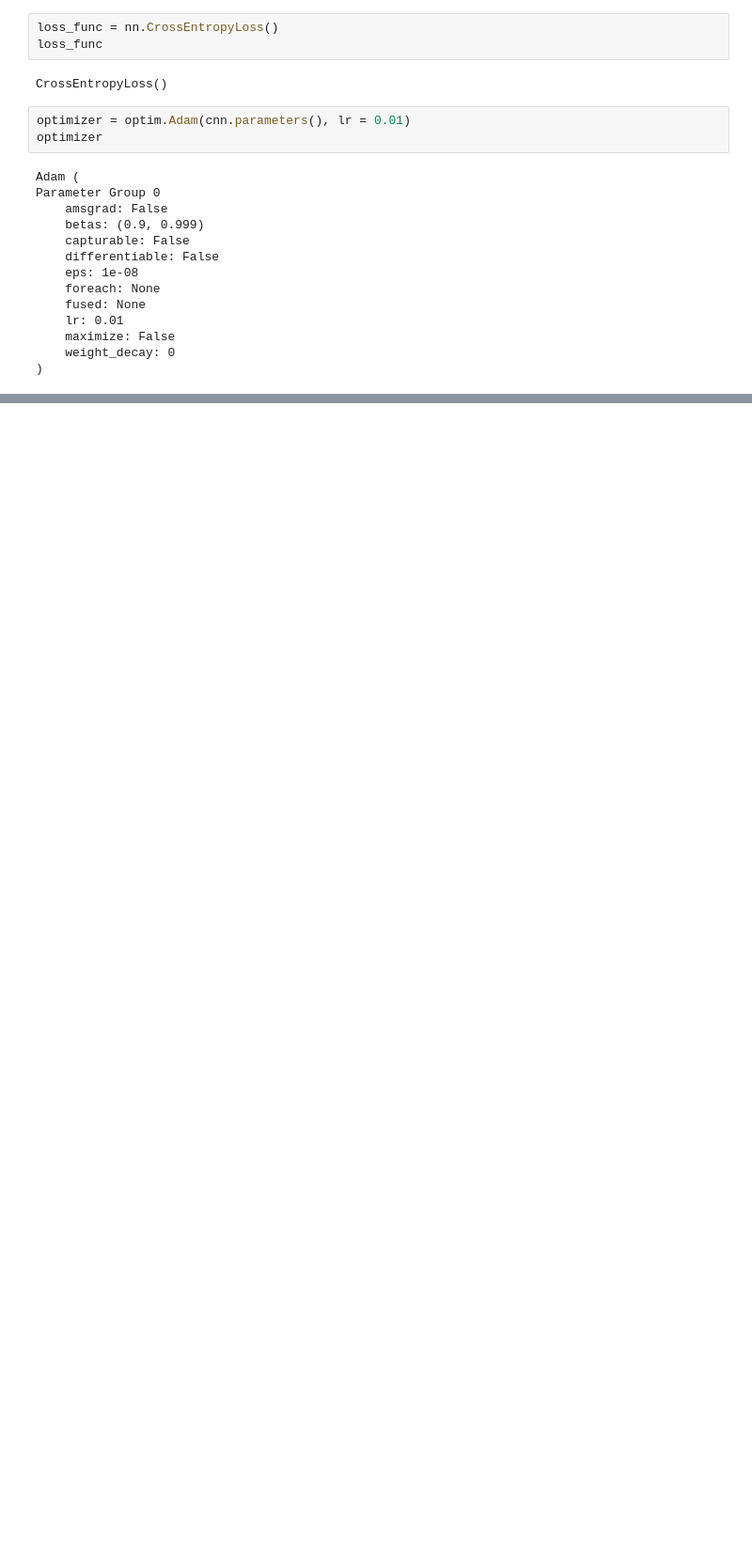
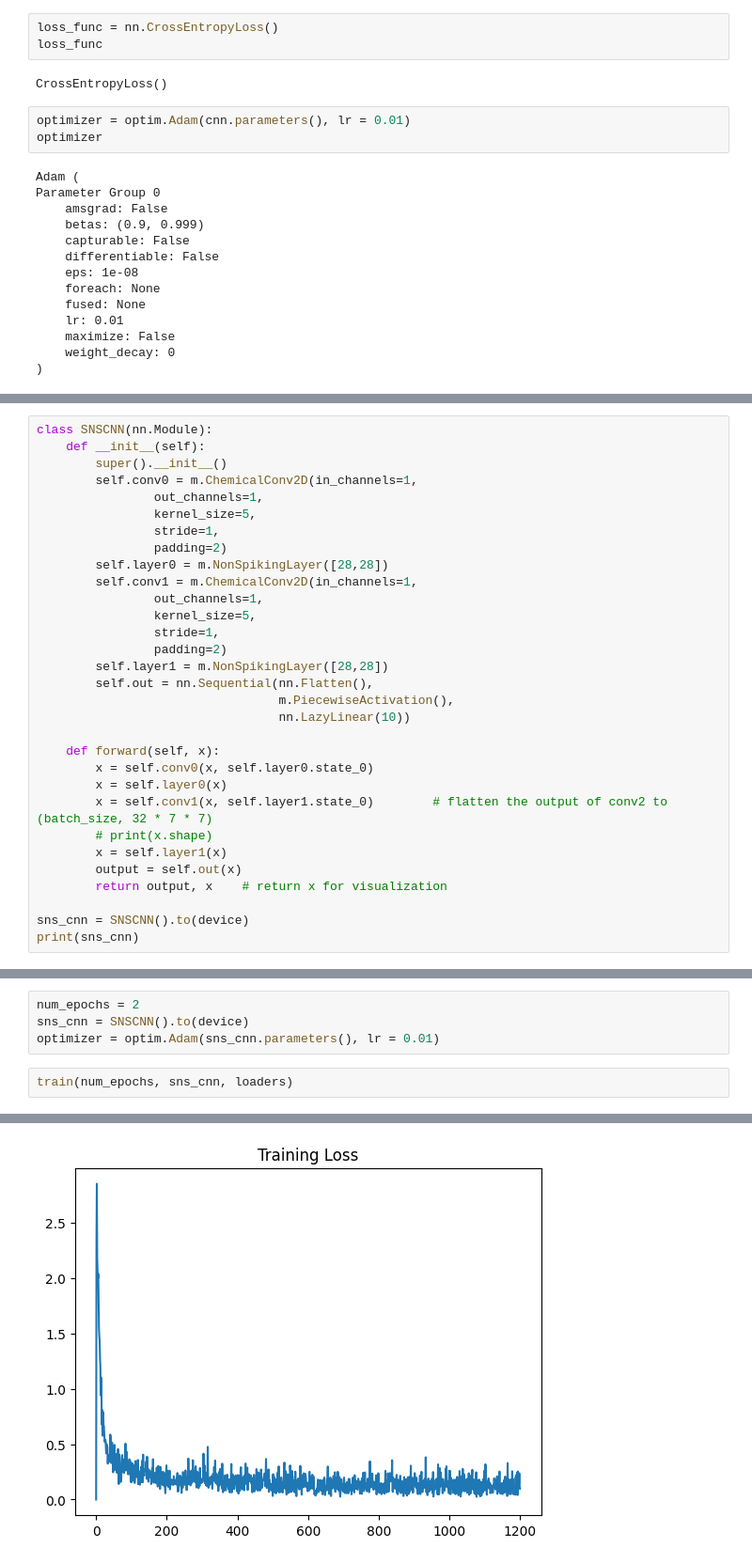
Before and after one commit to williamnourse/SNSTorch, a Jupyter notebook: MNIST.ipynb, the cells around one changed output, grey strips where cells are left out. Shown at 94% size. Saved outputs shown, nothing was run; the diff lists cells and outputs as text; blank space fills up the shorter version.

```diff
--- a/MNIST.ipynb
+++ b/MNIST.ipynb
@@ -312,0 +342,31 @@ Test Accuracy of the model on the 10000 test images: 0.99
+# %%
+class SNSCNN(nn.Module):
+    def __init__(self):
+        super().__init__()
+        self.conv0 = m.ChemicalConv2D(in_channels=1,
+                out_channels=1,
+                kernel_size=5,
+                stride=1,
+                padding=2)
+        self.layer0 = m.NonSpikingLayer([28,28])
+        self.conv1 = m.ChemicalConv2D(in_channels=1,
+                out_channels=1,
+                kernel_size=5,
+                stride=1,
+                padding=2)
+        self.layer1 = m.NonSpikingLayer([28,28])
+        self.out = nn.Sequential(nn.Flatten(),
+                                 m.PiecewiseActivation(),
+                                 nn.LazyLinear(10))
+
+    def forward(self, x):
+        x = self.conv0(x, self.layer0.state_0)
+        x = self.layer0(x)
+        x = self.conv1(x, self.layer1.state_0)        # flatten the output of conv2 to (batch_size, 32 * 7 * 7)
+        # print(x.shape)
+        x = self.layer1(x)
+        output = self.out(x)
+        return output, x    # return x for visualization
+
+sns_cnn = SNSCNN().to(device)
+print(sns_cnn)
@@ -312,0 +393,7 @@ Test Accuracy of the model on the 10000 test images: 0.99
+# %%
+num_epochs = 2
+sns_cnn = SNSCNN().to(device)
+optimizer = optim.Adam(sns_cnn.parameters(), lr = 0.01)
+# %%
+train(num_epochs, sns_cnn, loaders)
+# %% [output]
@@ -312,0 +412 @@ Test Accuracy of the model on the 10000 test images: 0.99
+[figure, added]
```
Also changed, not shown: parts of 18 cells of this notebook, 3 other files.
